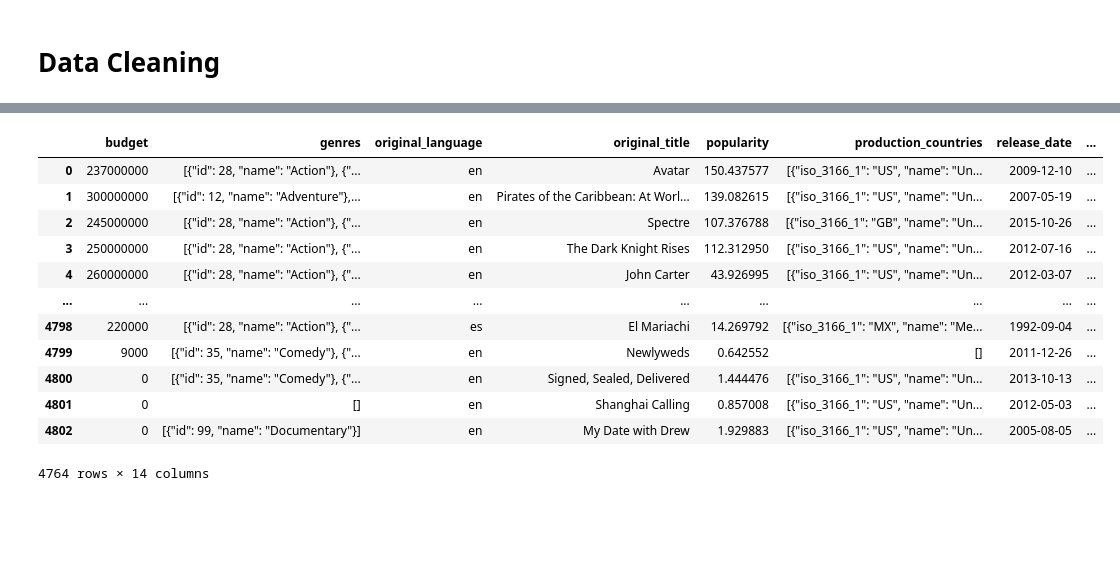
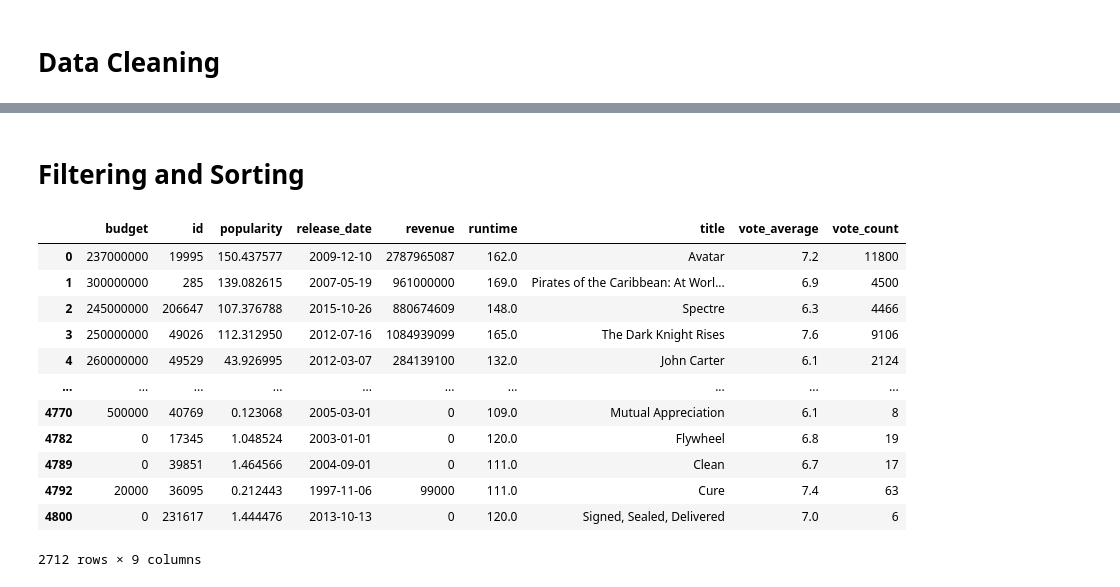
Before and after one commit to sapanahinukale/TMDB-5000-Movies-Analysis-Project, a Jupyter notebook: TMDB_5000_Movies-Dataset.ipynb, the cells around one changed output, grey strips where cells are left out. Cells and saved outputs as stored; diff of their text form; code cells hidden in the pictures; blank space fills up the shorter version.

```diff
--- a/TMDB_5000_Movies-Dataset.ipynb
+++ b/TMDB_5000_Movies-Dataset.ipynb
@@ -10 +46,4 @@ tmdb_data = pd.read_csv(r"D:\Anudip\Dataset\tmdb_5000_movies.csv")
+# %%
+# Load the TMDB movie data from the CSV file into a pandas DataFrame
+tmdb_data = pd.read_csv("tmdb_5000_movies.csv")
 # %%
@@ -183,0 +234,4 @@ Name: id, dtype: int64
+# %%
+# Drop columns not required further for analysis
+tmdb_data.drop(['homepage', 'keywords', 'original_language', 'original_title', 'tagline', 'overview', 'spoken_languages', 'status'], axis=1, inplace = True) # inplace = true means it modifies the original dataframe and changes are reflects in the original object.
+tmdb_data.head(2)
@@ -216,0 +301,4 @@ Length: 4764, dtype: bool
+# %%
+# convert the data in the 'release_date' column to datetime format.
+tmdb_data['release_date'] = pd.to_datetime(tmdb_data['release_date'])
+tmdb_data.dtypes
@@ -257,0 +364,4 @@ Index(['budget', 'genres', 'original_language', 'original_title', 'popularity',
+# %%
+# This column has data in zip format which can't be analysed further through present knowledge.these columns are of no use and we need to drop these columns.
+tmdb_data.drop(['genres', 'production_companies', 'production_countries'], axis=1, inplace=True)
+tmdb_data.head(2)
@@ -258,18 +385,20 @@ Index(['budget', 'genres', 'original_language', 'original_title', 'popularity',
+# %% [markdown]
+# Filtering and Sorting
 # %%
-# Display title of the movie having runtime > 40
-tmdb_data = tmdb_data[tmdb_data['runtime']>40]
+# Display the movie having runtime > 100
+tmdb_data = tmdb_data[tmdb_data['runtime']>100]
 tmdb_data
 # %% [output]
-|  | budget | genres | original_language | original_title | popularity | production_countries | release_date | ... |
-| 0 | 237000000 | [{"id": 28, "name": "Action"}, {"... | en | Avatar | 150.437577 | [{"iso_3166_1": "US", "name": "Un... | 2009-12-10 | ... |
-| 1 | 300000000 | [{"id": 12, "name": "Adventure"},... | en | Pirates of the Caribbean: At Worl... | 139.082615 | [{"iso_3166_1": "US", "name": "Un... | 2007-05-19 | ... |
-| 2 | 245000000 | [{"id": 28, "name": "Action"}, {"... | en | Spectre | 107.376788 | [{"iso_3166_1": "GB", "name": "Un... | 2015-10-26 | ... |
-| 3 | 250000000 | [{"id": 28, "name": "Action"}, {"... | en | The Dark Knight Rises | 112.312950 | [{"iso_3166_1": "US", "name": "Un... | 2012-07-16 | ... |
-| 4 | 260000000 | [{"id": 28, "name": "Action"}, {"... | en | John Carter | 43.926995 | [{"iso_3166_1": "US", "name": "Un... | 2012-03-07 | ... |
-| ... | ... | ... | ... | ... | ... | ... | ... | ... |
-| 4798 | 220000 | [{"id": 28, "name": "Action"}, {"... | es | El Mariachi | 14.269792 | [{"iso_3166_1": "MX", "name": "Me... | 1992-09-04 | ... |
-| 4799 | 9000 | [{"id": 35, "name": "Comedy"}, {"... | en | Newlyweds | 0.642552 | [] | 2011-12-26 | ... |
-| 4800 | 0 | [{"id": 35, "name": "Comedy"}, {"... | en | Signed, Sealed, Delivered | 1.444476 | [{"iso_3166_1": "US", "name": "Un... | 2013-10-13 | ... |
-| 4801 | 0 | [] | en | Shanghai Calling | 0.857008 | [{"iso_3166_1": "US", "name": "Un... | 2012-05-03 | ... |
-| 4802 | 0 | [{"id": 99, "name": "Documentary"}] | en | My Date with Drew | 1.929883 | [{"iso_3166_1": "US", "name": "Un... | 2005-08-05 | ... |
+|  | budget | id | popularity | release_date | revenue | runtime | title | vote_average | vote_count |
+| 0 | 237000000 | 19995 | 150.437577 | 2009-12-10 | 2787965087 | 162.0 | Avatar | 7.2 | 11800 |
+| 1 | 300000000 | 285 | 139.082615 | 2007-05-19 | 961000000 | 169.0 | Pirates of the Caribbean: At Worl... | 6.9 | 4500 |
+| 2 | 245000000 | 206647 | 107.376788 | 2015-10-26 | 880674609 | 148.0 | Spectre | 6.3 | 4466 |
+| 3 | 250000000 | 49026 | 112.312950 | 2012-07-16 | 1084939099 | 165.0 | The Dark Knight Rises | 7.6 | 9106 |
+| 4 | 260000000 | 49529 | 43.926995 | 2012-03-07 | 284139100 | 132.0 | John Carter | 6.1 | 2124 |
+| ... | ... | ... | ... | ... | ... | ... | ... | ... | ... |
+| 4770 | 500000 | 40769 | 0.123068 | 2005-03-01 | 0 | 109.0 | Mutual Appreciation | 6.1 | 8 |
+| 4782 | 0 | 17345 | 1.048524 | 2003-01-01 | 0 | 120.0 | Flywheel | 6.8 | 19 |
+| 4789 | 0 | 39851 | 1.464566 | 2004-09-01 | 0 | 111.0 | Clean | 6.7 | 17 |
+| 4792 | 20000 | 36095 | 0.212443 | 1997-11-06 | 99000 | 111.0 | Cure | 7.4 | 63 |
+| 4800 | 0 | 231617 | 1.444476 | 2013-10-13 | 0 | 120.0 | Signed, Sealed, Delivered | 7.0 | 6 |
-4764 rows × 14 columns
+2712 rows × 9 columns
```
Also changed, not shown: parts of 37 cells of this notebook, 1 other file.
